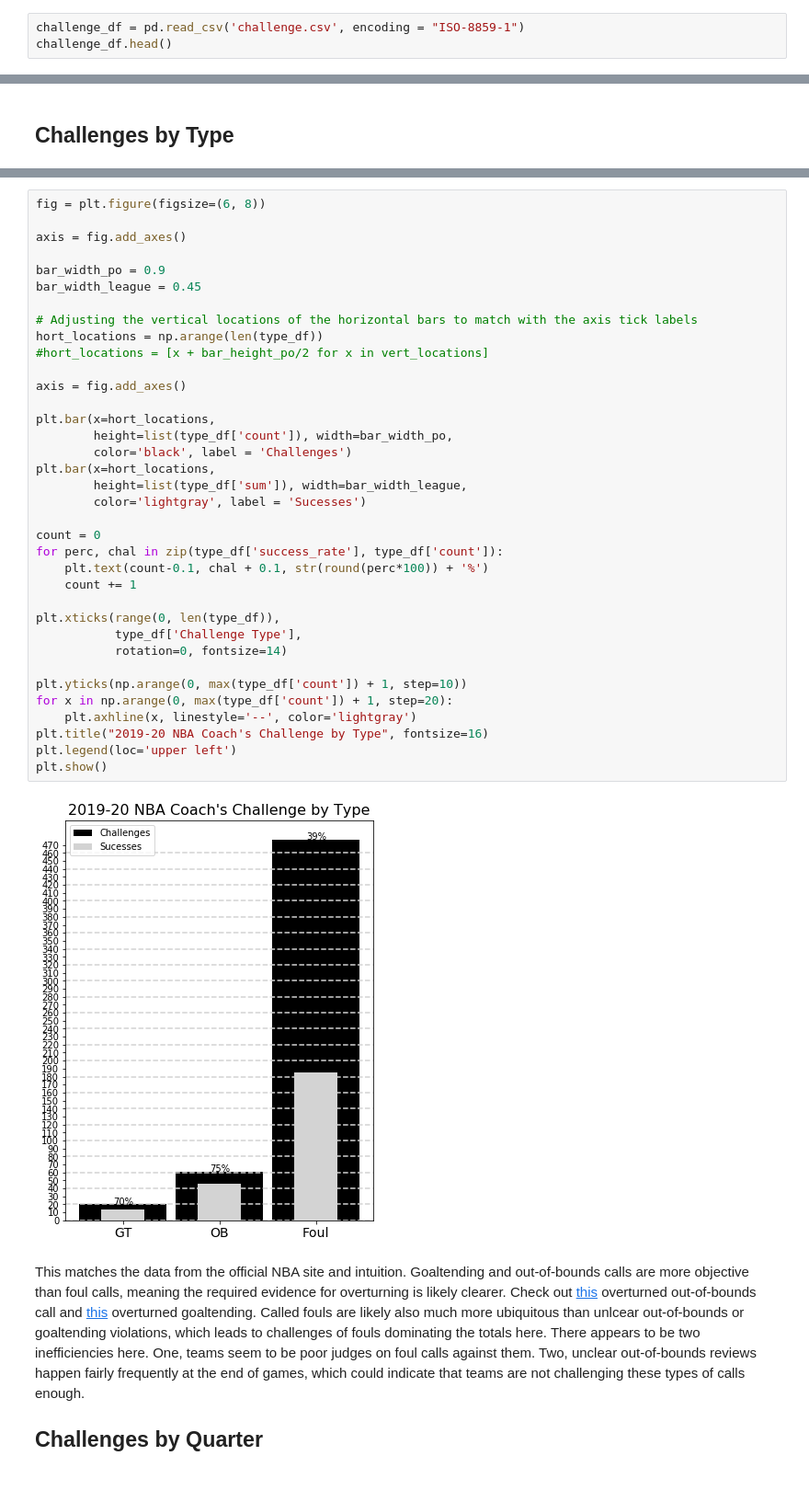
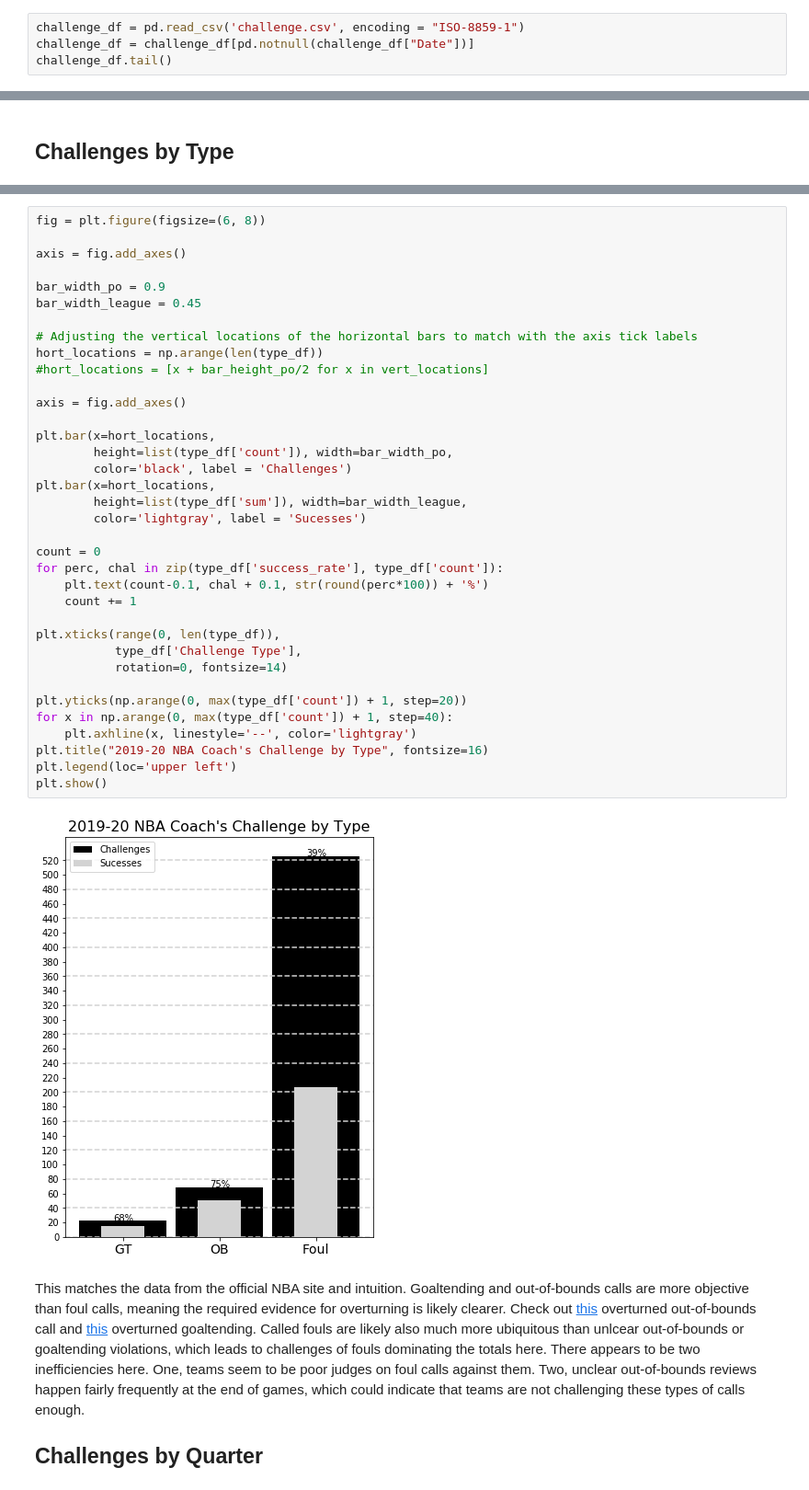
Before and after one commit to basketballrelativity/challenges, a Jupyter notebook: challenges_exploration.ipynb, the cells around one changed output, grey strips where cells are left out. Shown: that part at 92% size. Saved outputs shown, nothing was run; the diff lists cells and outputs as text.

Commit message:
adding playoff challenge data

```diff
--- a/challenges_exploration.ipynb
+++ b/challenges_exploration.ipynb
@@ -74,6 +74,7 @@ pd.options.mode.chained_assignment = None  # Disabling pandas SetWithCopyWarning
 Let's take a look at the challenge data and do some exploration. These data were sourced from the above official's challenge site that contains each play challenged this season, along with a document produced each day to summarize season-to-date challenges.
 # %%
 challenge_df = pd.read_csv('challenge.csv', encoding = "ISO-8859-1")
-challenge_df.head()
+challenge_df = challenge_df[pd.notnull(challenge_df["Date"])]
+challenge_df.tail()
 # %% [output]
 |  | Date | Visiting | Home | Period | Time | Challenging Team | Challenge Type | Result | Link |
@@ -195,36 +196,36 @@ axis = fig.add_axes()
 bar_width_po = 0.9
 bar_width_league = 0.45
 
 # Adjusting the vertical locations of the horizontal bars to match with the axis tick labels
 hort_locations = np.arange(len(type_df))
 #hort_locations = [x + bar_height_po/2 for x in vert_locations]
 
 axis = fig.add_axes()
 
 plt.bar(x=hort_locations,
         height=list(type_df['count']), width=bar_width_po,
         color='black', label = 'Challenges')
 plt.bar(x=hort_locations,
         height=list(type_df['sum']), width=bar_width_league,
         color='lightgray', label = 'Sucesses')
 
 count = 0
 for perc, chal in zip(type_df['success_rate'], type_df['count']):
     plt.text(count-0.1, chal + 0.1, str(round(perc*100)) + '%')
     count += 1
 
 plt.xticks(range(0, len(type_df)),
            type_df['Challenge Type'],
            rotation=0, fontsize=14)
 
-plt.yticks(np.arange(0, max(type_df['count']) + 1, step=10))
-for x in np.arange(0, max(type_df['count']) + 1, step=20):
+plt.yticks(np.arange(0, max(type_df['count']) + 1, step=20))
+for x in np.arange(0, max(type_df['count']) + 1, step=40):
     plt.axhline(x, linestyle='--', color='lightgray')
 plt.title("2019-20 NBA Coach's Challenge by Type", fontsize=16)
 plt.legend(loc='upper left')
 plt.show()
 # %% [output]
-[figure, old version]
+[figure, new version]
 # %% [markdown]
 This matches the data from the official NBA site and intuition. Goaltending and out-of-bounds calls are more objective than foul calls, meaning the required evidence for overturning is likely clearer. Check out [this](http://dmmx2.nba.com/videourlredirect?&project=/bbops/bbops_SAC_PHX_Phoenix_OB_Challenge_102319) overturned out-of-bounds call and [this](https://dmmx2.nba.com/videourlredirect?&project=/bbops/bbops_IND_DET_Indiana_Goaltending_Challenge_102818_v2) overturned goaltending. Called fouls are likely also much more ubiquitous than unlcear out-of-bounds or goaltending violations, which leads to challenges of fouls dominating the totals here. There appears to be two inefficiencies here. One, teams seem to be poor judges on foul calls against them. Two, unclear out-of-bounds reviews happen fairly frequently at the end of games, which could indicate that teams are not challenging these types of calls enough.
 
```
Also changed, not shown: parts of 6 cells of this notebook, 2 other files.
